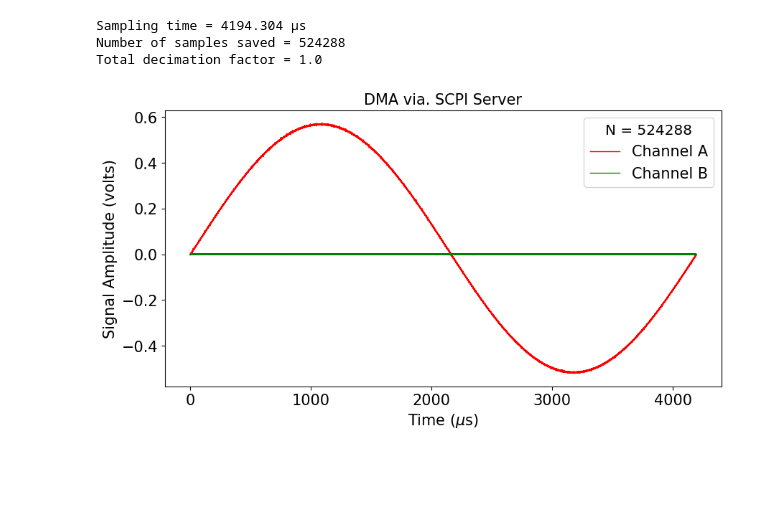
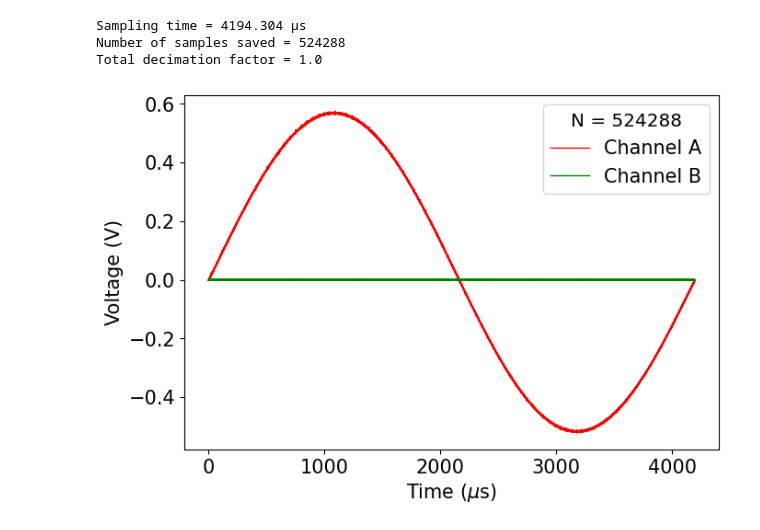
Before and after one commit to nshunned/PhotQuant, a Jupyter notebook: Red_Pitaya_17/memory_extension_acq/dma/scpi/dma_scpi.ipynb, the cells around one changed output. Drawn from its saved outputs; the diff is of its cells as text; code cells hidden in the pictures; blank space fills up the shorter version.

```diff
--- a/Red_Pitaya_17/memory_extension_acq/dma/scpi/dma_scpi.ipynb
+++ b/Red_Pitaya_17/memory_extension_acq/dma/scpi/dma_scpi.ipynb
@@ -208,20 +208,21 @@ Total decimation factor = 1.0
 # %%
 t = np.linspace(0, tSamples, nSamples)
 
-plt.figure(figsize=(10, 5))
+plt.figure(figsize=(7.5, 5))
 
 plt.plot(t, signal_num_a, 'r-', lw=1, label='Channel A')
 plt.plot(t, signal_num_b, 'g-', lw=1, label='Channel B')
 
-plt.title('DMA via. SCPI Server', fontsize=15)
+# plt.title('DMA via. SCPI Server', fontsize=15)
 plt.xlabel(r'Time ($\mu$s)', fontsize=15)
-plt.ylabel(f'Signal Amplitude ({units.lower()})', fontsize=15)
+# plt.ylabel(f'Signal Amplitude ({units.lower()})', fontsize=15)
+plt.ylabel('Voltage (V)', fontsize=15)
 plt.xticks(fontsize=15)
 plt.yticks(fontsize=15)
 
 legendTitle = 'N = {}'.format(nSamples)
 plt.legend(title=legendTitle, loc='best', title_fontsize='x-large', prop={'size': 15})
 
 plt.show()
 # %% [output]
-[figure, old version]
+[figure, new version]
```
Also changed, not shown: parts of 2 cells of this notebook, 15 other files.
